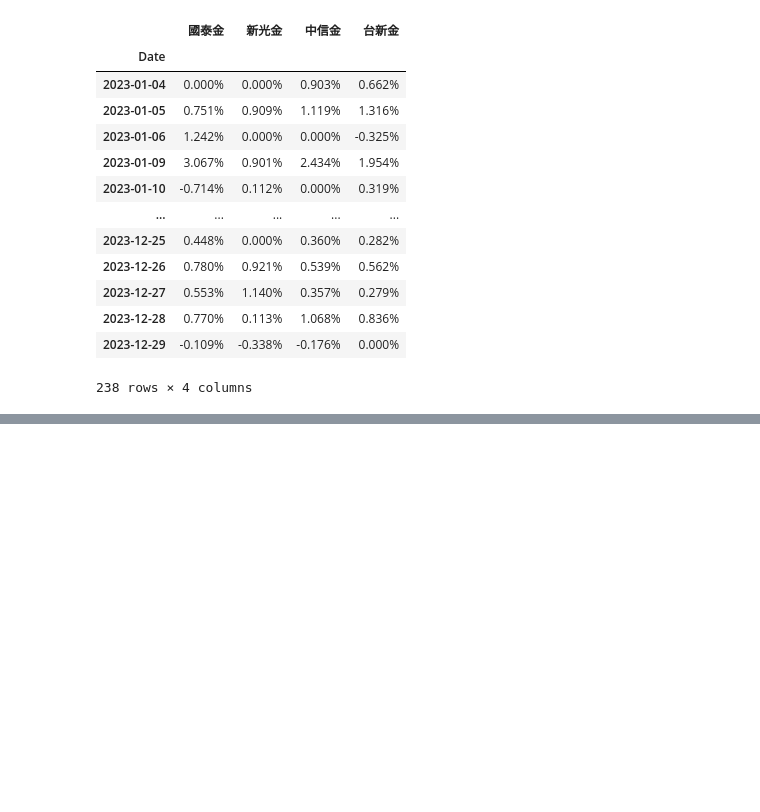
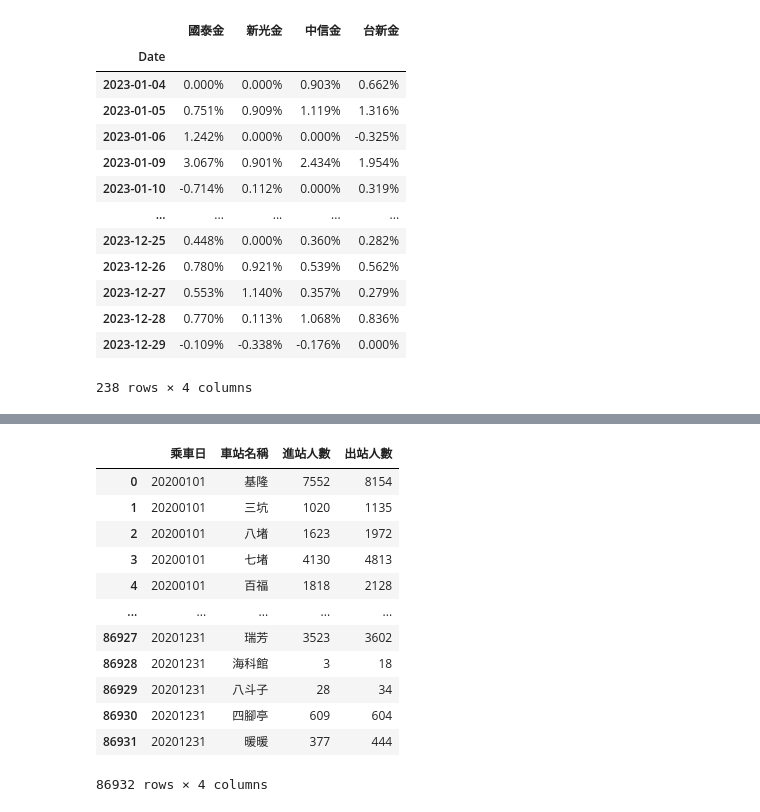
Before and after one commit to Oscar-Lee-20211298/__2024_07_29_AI_1_3_, a Jupyter notebook: lesson18.ipynb, the cells around one changed output, grey strips where cells are left out. Cells and saved outputs as stored; diff of their text form; code cells hidden in the pictures; blank space fills up the shorter version.

```diff
--- a/lesson18.ipynb
+++ b/lesson18.ipynb
@@ -254,0 +279,10 @@ scores_pd
+# %%
+import json
+from pprint import pprint
+
+with open('車站基本資料集.json',encoding='utf-8') as file:
+   json_data = json.load(file)
+
+stations_info = pd.DataFrame(json_data,columns=['stationCode','stationName'])
+stations_info['stationCode'] = stations_info['stationCode'].map(lambda value:int(value))
+stations_info.info()
@@ -254,0 +299,10 @@ scores_pd
+# %%
+import json
+from pprint import pprint
+
+with open('車站基本資料集.json',encoding='utf-8') as file:
+   json_data = json.load(file)
+
+stations_info = pd.DataFrame(json_data,columns=['stationCode','stationName'])
+stations_info = stations_info.astype({'stationCode':'int32'})
+stations_info.info()
@@ -254,0 +319,22 @@ scores_pd
+# %%
+#使用pd.merge()
+df1 = pd.merge(df2,stations_info,left_on='車站代碼',right_on='stationCode')
+df2 = df1.rename(columns={'stationName':'車站名稱'})
+# %%
+#df2.drop(columns=['車站代碼','stationCode'])
+df3=df2.reindex(columns=['乘車日','車站名稱','進站人數','出站人數'])
+df3
+# %% [output]
+|  | 乘車日 | 車站名稱 | 進站人數 | 出站人數 |
+| 0 | 20200101 | 基隆 | 7552 | 8154 |
+| 1 | 20200101 | 三坑 | 1020 | 1135 |
+| 2 | 20200101 | 八堵 | 1623 | 1972 |
+| 3 | 20200101 | 七堵 | 4130 | 4813 |
+| 4 | 20200101 | 百福 | 1818 | 2128 |
+| ... | ... | ... | ... | ... |
+| 86927 | 20201231 | 瑞芳 | 3523 | 3602 |
+| 86928 | 20201231 | 海科館 | 3 | 18 |
+| 86929 | 20201231 | 八斗子 | 28 | 34 |
+| 86930 | 20201231 | 四腳亭 | 609 | 604 |
+| 86931 | 20201231 | 暖暖 | 377 | 444 |
+86932 rows × 4 columns
```
Also changed, not shown: parts of 20 cells of this notebook, 2 other files.
